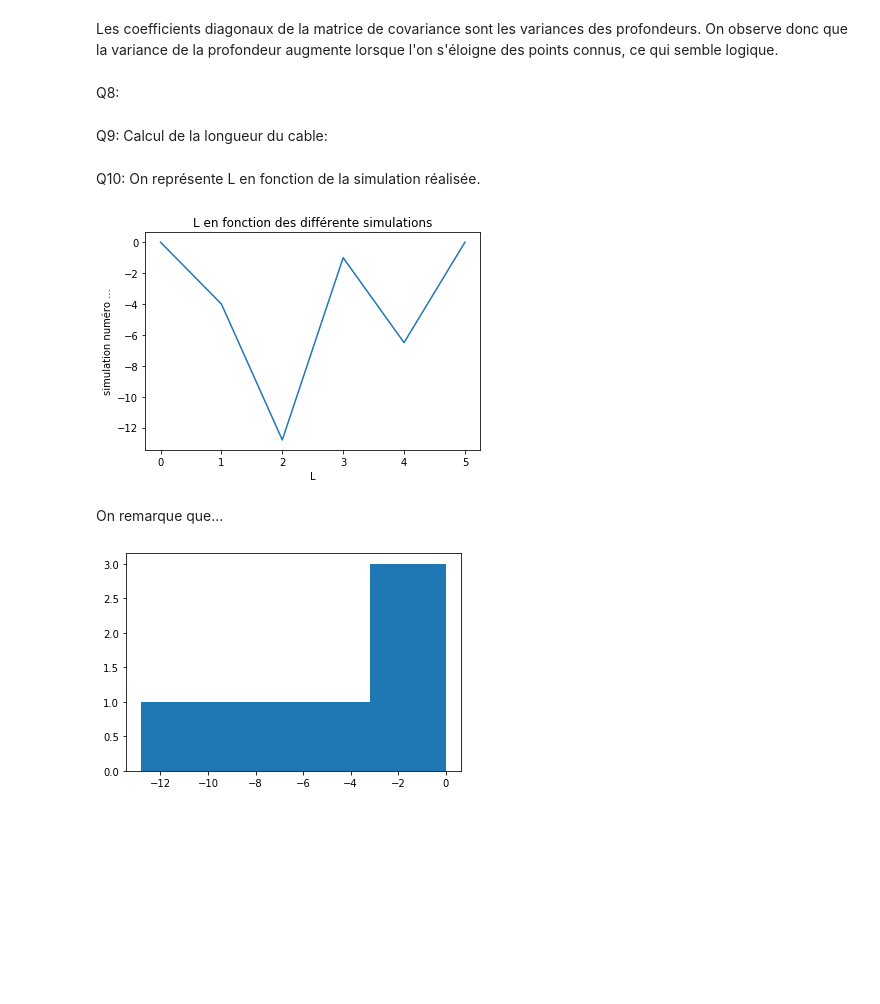
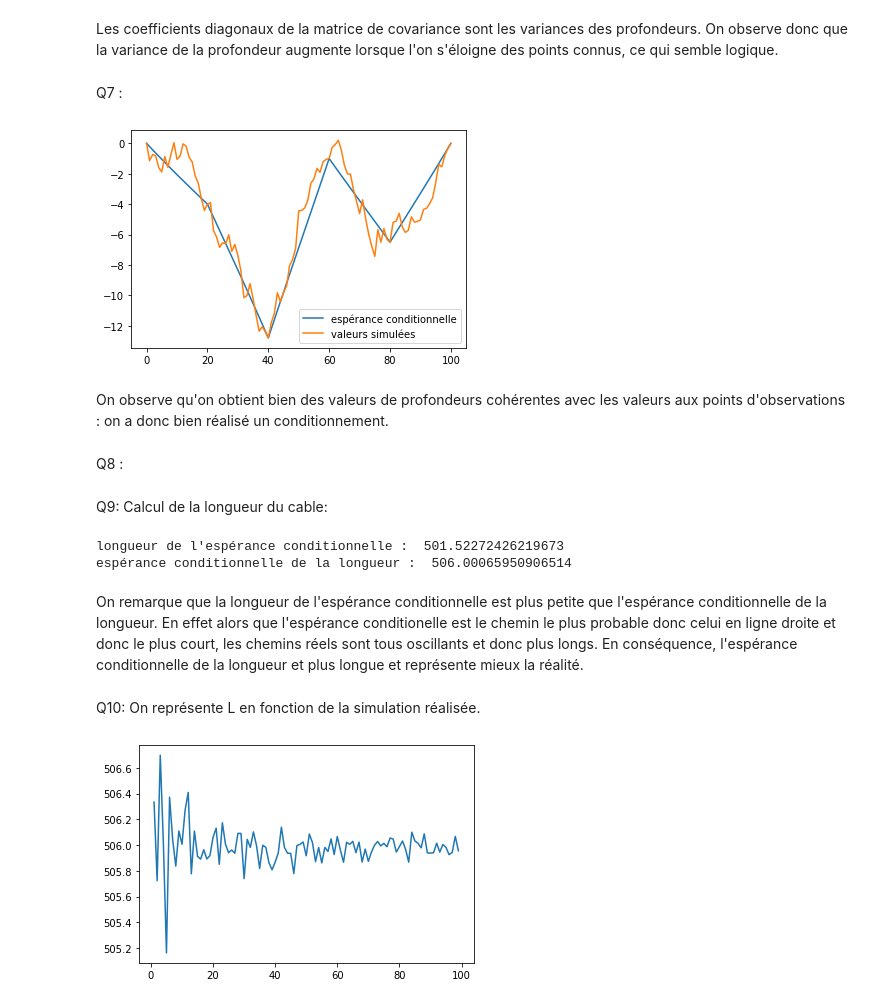
Before and after one commit to florentdup/Projet-maths-info, a Jupyter notebook: projet_cable_sous_marin.ipynb, the cells around one changed output. Drawn from its saved outputs; the diff is of its cells as text; code cells hidden in the pictures; blank space fills up the shorter version.

```diff
--- a/projet_cable_sous_marin.ipynb
+++ b/projet_cable_sous_marin.ipynb
@@ -126,8 +126,27 @@ plt.show()
 # %% [markdown]
 Les coefficients diagonaux de la matrice de covariance sont les variances des profondeurs.
 On observe donc que la variance de la profondeur augmente lorsque l'on s'éloigne des points connus, ce qui semble logique.
+# %% [markdown]
+Q7 :
+# %%
+def simulation():
+    y = np.random.randn(95)
+    R = np.linalg.cholesky(csy)
+    Z = m_cond + np.dot(R,y)
+    for i in range(6):
+        Z = np.insert(Z,observation_indexes[i],depth[i])
+    return Z
+Z = simulation()
+plt.plot(l, label='espérance conditionnelle')
+plt.plot(Z, label="valeurs simulées")
+plt.legend()
+plt.show()
+# %% [output]
+[figure, added]
+# %% [markdown]
+On observe qu'on obtient bien des valeurs de profondeurs cohérentes avec les valeurs aux points d'observations : on a donc bien réalisé un conditionnement.
 # %% [markdown]
-Q8:
+Q8 :
 # %%
 def L(Z,delta):
     S=0
@@ -136,24 +155,31 @@ def L(Z,delta):
     return S
 # %% [markdown]
 Q9: Calcul de la longueur du cable:
+# %%
+def calcL(n):
+    L_tot = 0
+    for i in range(n):
+        L_tot += L(simulation(), Delta)
+    L_tot /= n
+    return L_tot
+
+
+l_m = L(l, Delta)
+print("longueur de l'espérance conditionnelle : ", l_m)
+L_tot = calcL(100)
+print("espérance conditionnelle de la longueur : ", L_tot)
+# %% [output]
+longueur de l'espérance conditionnelle :  501.52272426219673
+espérance conditionnelle de la longueur :  506.00065950906514
+# %% [markdown]
+On remarque que la longueur de l'espérance conditionnelle est plus petite que l'espérance conditionnelle de la longueur. En effet alors que l'espérance conditionelle est le chemin le plus probable donc celui en ligne droite et donc le plus court, les chemins réels sont tous oscillants et donc plus longs. En conséquence, l'espérance conditionnelle de la longueur et plus longue et représente mieux la réalité.
 # %% [markdown]
 Q10: On représente L en fonction de la simulation réalisée.
-# %%
-depth_sim=depth
-
-
-fig, ax = plt.subplots()
-ax.set_title("L en fonction des différente simulations")
-ax.set_xlabel('L')
-ax.set_ylabel('simulation numéro ...')
-plt.plot(depth_sim)
-plt.show()
-# %% [output]
-[figure, removed]
-# %% [markdown]
-On remarque que...
-# %%
-plt.hist(depth_sim,bins='auto')
-plt.show()
-# %% [output]
-[figure, removed]
+# %%
+list_Long = []
+for i in range(1,100):
+    list_Long.append(calcL(i))
+plt.plot([i for i in range(1,100)], list_Long)
+plt.show()
+# %% [output]
+[figure, added]
```
Also changed, not shown: parts of 10 cells of this notebook.
